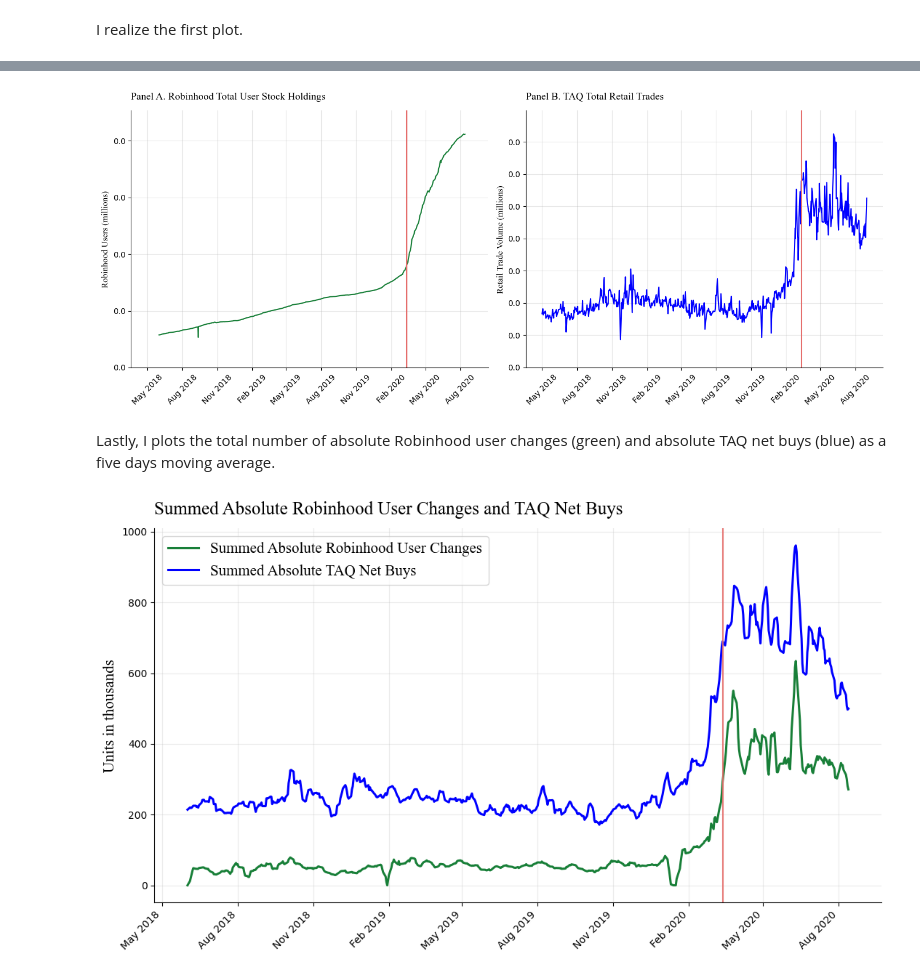
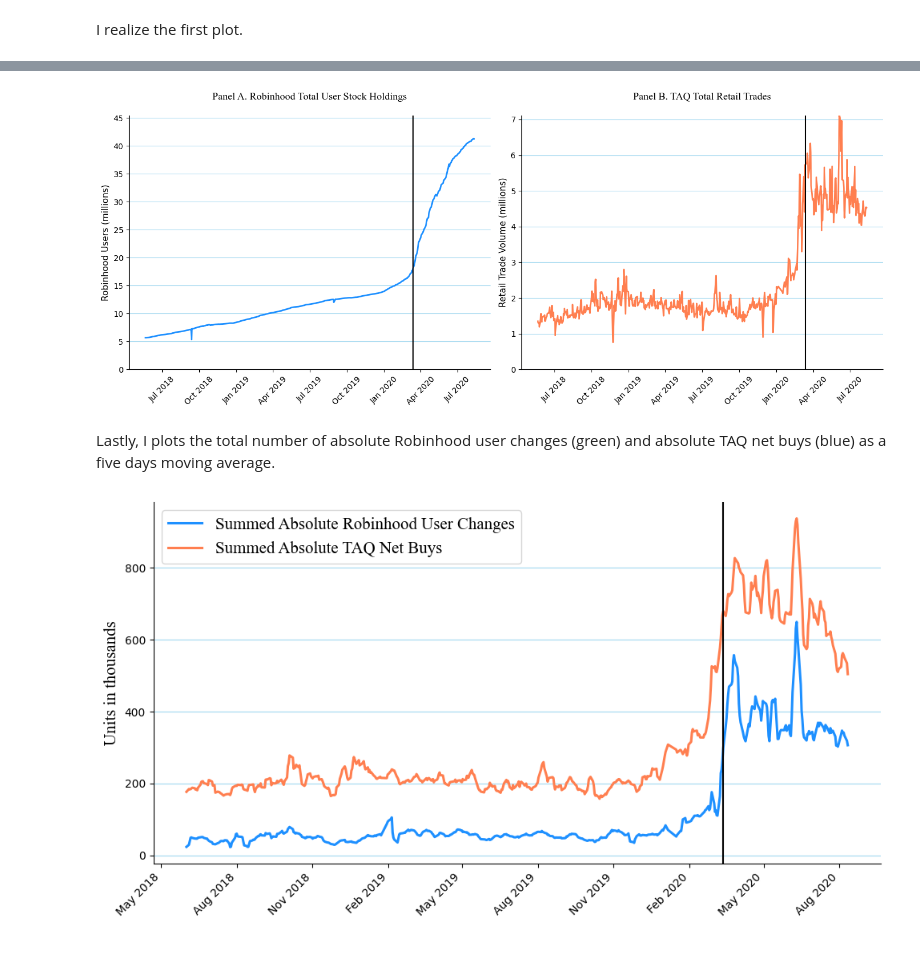
Before and after one commit to YVYX04/Bachelor_Thesis, a Jupyter notebook: notebooks/main/replication/01_Fig1_BarberETal2022.ipynb, the cells around one changed output, grey strips where cells are left out. Drawn from its saved outputs; the diff is of its cells as text; code cells hidden in the pictures.

```diff
--- a/notebooks/main/replication/01_Fig1_BarberETal2022.ipynb
+++ b/notebooks/main/replication/01_Fig1_BarberETal2022.ipynb
@@ -24,7 +24,7 @@ import matplotlib.dates as mdates
 import seaborn as sns
 
 # data
-df = pd.read_csv("../../../data/processed/CRSP_RH_TAQ_merged.csv")
+df = pd.read_csv("../../../data/processed/baseline_trading_sample.csv")
 # %% [markdown]
 ## 2. Time Series
 
@@ -38,5 +38,11 @@ df["total_retail_volume_num"] = df['total_trade_retail'].groupby(df['date']).tra
 
 # date column to datetime
 df["date"] = pd.to_datetime(df["date"])
+
+# sort by ticker and date
+df = df.sort_values(by=['ticker', 'date']).reset_index(drop=True)
+
+# restrict dates to 20218-05-20 to 2020-08-11
+df = df[(df['date'] >= '2018-05-20') & (df['date'] <= '2020-08-11')].reset_index(drop=True)
 # %% [markdown]
 I realize the first plot.
@@ -157,13 +158,13 @@ axes[0].plot(
     df_plot["date"],
     df_plot["total_users_close"],
     linestyle="-",
-    color=green,
-    linewidth=1.5
+    color="dodgerblue",
+    linewidth=2
 )
 
 axes[0].axvline(
     x=pd.Timestamp("2020-03-13"),
-    color=red,
+    color="black",
     linestyle="-",
     linewidth=1.5
 )
@@ -171,18 +172,18 @@ axes[0].axvline(
 axes[0].set_title(
     "Panel A. Robinhood Total User Stock Holdings",
     fontsize=13,
-    pad=14,
-    loc="left",
+    pad=20,
+    loc="center",
     family="Times New Roman"
 )
 axes[0].set_ylabel(
     "Robinhood Users (millions)",
-    fontsize=11,
-    family="Times New Roman"
+    fontsize=11
 )
 axes[0].set_ylim(0, df_plot["total_users_close"].max() * 1.1)
-axes[0].yaxis.set_major_formatter(millions_fmt)
-axes[0].grid(alpha=0.3)
+axes[0].set_yticks(np.arange(0, df_plot["total_users_close"].max() * 1.1, 5))
+# axes[0].yaxis.set_major_formatter(millions_fmt)
+axes[0].grid(alpha=0.8, color='skyblue', axis='y')
 axes[0].spines["top"].set_visible(False)
 axes[0].spines["right"].set_visible(False)
 
@@ -193,13 +194,13 @@ axes[1].plot(
     df_plot2["date"],
     df_plot2["total_retail_volume_num"],
     linestyle="-",
-    color="blue",
-    linewidth=1.5
+    color="coral",
+    linewidth=2
 )
 
 axes[1].axvline(
     x=pd.Timestamp("2020-03-13"),
-    color=red,
+    color="black",
     linestyle="-",
     linewidth=1.5
 )
@@ -207,18 +208,17 @@ axes[1].axvline(
 axes[1].set_title(
     "Panel B. TAQ Total Retail Trades",
     fontsize=13,
-    pad=14,
-    loc="left",
+    pad=20,
+    loc="center",
     family="Times New Roman"
 )
 axes[1].set_ylabel(
     "Retail Trade Volume (millions)",
-    fontsize=11,
-    family="Times New Roman"
+    fontsize=11
 )
-axes[1].set_ylim(0, df_plot2["total_retail_volume_num"].max() * 1.1)
-axes[1].yaxis.set_major_formatter(millions_fmt)
-axes[1].grid(alpha=0.3)
+axes[1].set_ylim(0, df_plot2["total_retail_volume_num"].max())
+# axes[1].yaxis.set_major_formatter(millions_fmt)
+axes[1].grid(alpha=0.8, color='skyblue', axis='y')
 axes[1].spines["top"].set_visible(False)
 axes[1].spines["right"].set_visible(False)
 
@@ -235,7 +235,7 @@ fig.tight_layout()
 fig.savefig("../../../figures/rh_users_and_taq_volume_side_by_side.pdf", bbox_inches="tight")
 plt.show()
 # %% [output]
-[figure, old version]
+[figure, new version]
 # %% [markdown]
 Lastly, I plots the total number of absolute Robinhood user changes (green) and absolute TAQ net buys (blue) as a five days moving average.
 # %%
@@ -292,12 +292,12 @@ plot_df = plot_df[
 
 # The plot
 ###########
-fig, ax = plt.subplots(figsize=(11, 6.5))
+fig, ax = plt.subplots(figsize=(10, 5.5))
 
 ax.plot(
     plot_df["date"],
     plot_df["abs_userchg_sum_ma5"],
-    color=green,
+    color="dodgerblue",
     linewidth=2.2,
     label="Summed Absolute Robinhood User Changes"
 )
@@ -305,43 +305,36 @@ ax.plot(
 ax.plot(
     plot_df["date"],
     plot_df["abs_net_buy_ma5"],
-    color="blue",
+    color="coral",
     linewidth=2.2,
     label="Summed Absolute TAQ Net Buys"
 )
 
 ax.axvline(
     pd.Timestamp("2020-03-13"),
-    color=red,
+    color="black",
     linewidth=1.5,
-    alpha=0.9
+    alpha=1
 )
 
-ax.set_ylabel("Units in thousands", fontsize=15, family="Times New Roman")
+ax.set_ylabel("Units in thousands", fontsize=12)
 ax.set_xlabel("")
-ax.set_title(
-    "Summed Absolute Robinhood User Changes and TAQ Net Buys",
-    fontsize=18,
-    loc="left",
-    pad=14,
-    family="Times New Roman"
-)
 
 ax.xaxis.set_major_locator(mdates.MonthLocator(interval=3))
 ax.xaxis.set_major_formatter(mdates.DateFormatter("%b %Y"))
 plt.setp(ax.get_xticklabels(), rotation=45, ha="right")
 
-ax.grid(axis="both", alpha=0.25, linewidth=0.8)
+ax.grid(axis="y", alpha=0.8, color='skyblue')
 ax.spines["top"].set_visible(False)
 ax.spines["right"].set_visible(False)
 
 ax.legend(loc="upper left", frameon=True, fontsize=13, prop={"family": "Times New Roman", "size": 15})
 
 fig.tight_layout()
 plt.savefig(
     "../../../figures/RH_user_changes_TAQ_retail_net_buys_clean.pdf",
     bbox_inches="tight"
 )
 plt.show()
 # %% [output]
-[figure, old version]
+[figure, new version]
```
Also changed, not shown: parts of 3 cells of this notebook, 13 other files.
